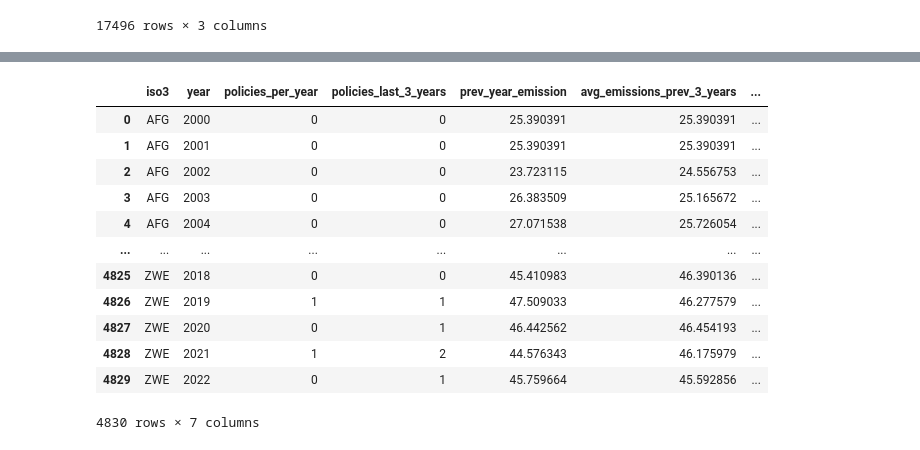
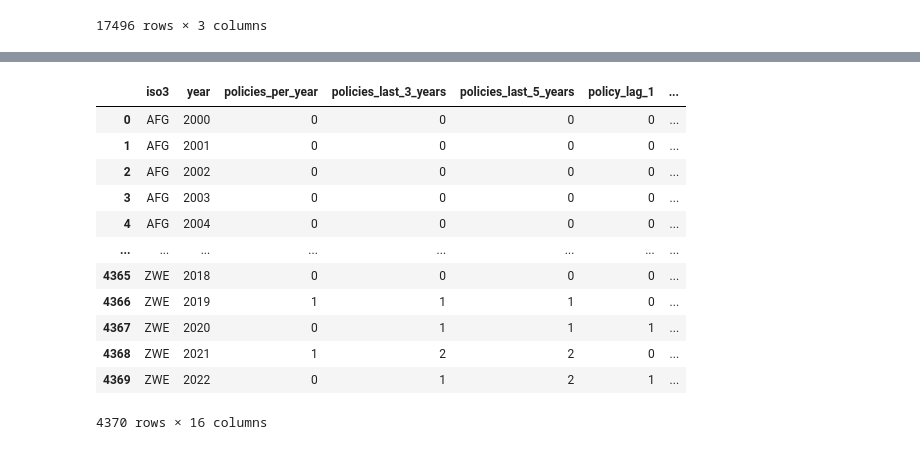
Before and after one commit to jroblar/ndc_evaluation, a Jupyter notebook: data_processing_scripts/policy_feature_engineering.ipynb, the cells around one changed output, grey strips where cells are left out. Drawn from its saved outputs; the diff is of its cells as text; code cells hidden in the pictures.

```diff
--- a/data_processing_scripts/policy_feature_engineering.ipynb
+++ b/data_processing_scripts/policy_feature_engineering.ipynb
@@ -171,10 +197,4 @@ def get_avg_emissions_in_previous_years(df, n):
         lambda x: x.shift(1).rolling(window=n, min_periods=1).mean()
     )
 
-
-    # For rows where avg_emissions_prev_n_years is NaN (i.e., the earliest year for each country),
-    # fill with the current year's emission value.
-    mask = df_sorted[new_col_name].isna()
-    df_sorted.loc[mask, new_col_name] = df_sorted.loc[mask, 'Total Emissions']
-
     return df_sorted
@@ -251,0 +323,12 @@ policies_in_the_last_years.head()
+# %%
+policies_in_the_last_years = get_number_of_policies_in_the_last_years(df_template, 3)
+policies_in_the_last_years = get_number_of_policies_in_the_last_years(policies_in_the_last_years, 5)
+
+policies_in_the_last_years = get_policy_lag(policies_in_the_last_years, 1)
+policies_in_the_last_years = get_policy_lag(policies_in_the_last_years, 2)
+policies_in_the_last_years = get_policy_lag(policies_in_the_last_years, 3)
+policies_in_the_last_years = get_policy_lag(policies_in_the_last_years, 4)
+policies_in_the_last_years = get_policy_lag(policies_in_the_last_years, 5)
+policies_in_the_last_years = get_policy_lag(policies_in_the_last_years, 6)
+
+policies_in_the_last_years
@@ -262,4 +359,5 @@ prev_year_emissions_df.head()
 # %%
 avg_emissions_prev_years_df = get_avg_emissions_in_previous_years(prev_year_emissions_df, 3)
+avg_emissions_prev_years_df = get_avg_emissions_in_previous_years(avg_emissions_prev_years_df, 5)
 avg_emissions_prev_years_df.head()
 # %% [output]
@@ -281,9 +379,9 @@ avg_emissions_prev_years_df[avg_emissions_prev_years_df['Code'] == 'MEX'].head()
 # %%
 # Merge all the DataFrames
-df_final = pd.merge(policies_in_the_last_years, avg_emissions_prev_years_df, left_on=['iso3', 'year'], right_on=['Code', 'Year'], how='inner')
+df_final_total_emissions = pd.merge(policies_in_the_last_years, avg_emissions_prev_years_df, left_on=['iso3', 'year'], right_on=['Code', 'Year'], how='inner')
 
 # Drop Code and Year col
-df_final = df_final.drop(columns=['Code', 'Year'])
+df_final_total_emissions = df_final_total_emissions.drop(columns=['Code', 'Year'])
 
-df_final
+df_final_total_emissions
 # %% [output]
@@ -303,25 +401,30 @@ df_final
 # %%
 # Make all cols lowercase
-df_final.columns = df_final.columns.str.lower()
+df_final_total_emissions.columns = df_final_total_emissions.columns.str.lower()
 
 # Rename Total emissions to total_emissions and locate it at the end
-df_final = df_final.rename(columns={'total emissions': 'total_emissions'})
-cols = df_final.columns.tolist()
+df_final_total_emissions = df_final_total_emissions.rename(columns={'total emissions': 'total_emissions'})
+
+# # Calculate emissions change
+# df_final_total_emissions['emissions_change'] = df_final_total_emissions['total_emissions'] - df_final_total_emissions['prev_year_emission']
+
+# Reorder columns
+cols = df_final_total_emissions.columns.tolist()
 cols.remove('total_emissions')
 cols.append('total_emissions')
-df_final = df_final[cols]
-df_final
+df_final_total_emissions = df_final_total_emissions[cols]
+df_final_total_emissions
 # %% [output]
-|  | iso3 | year | policies_per_year | policies_last_3_years | prev_year_emission | avg_emissions_prev_3_years | ... |
-| 0 | AFG | 2000 | 0 | 0 | 25.390391 | 25.390391 | ... |
-| 1 | AFG | 2001 | 0 | 0 | 25.390391 | 25.390391 | ... |
-| 2 | AFG | 2002 | 0 | 0 | 23.723115 | 24.556753 | ... |
-| 3 | AFG | 2003 | 0 | 0 | 26.383509 | 25.165672 | ... |
-| 4 | AFG | 2004 | 0 | 0 | 27.071538 | 25.726054 | ... |
+|  | iso3 | year | policies_per_year | policies_last_3_years | policies_last_5_years | policy_lag_1 | ... |
+| 0 | AFG | 2000 | 0 | 0 | 0 | 0 | ... |
+| 1 | AFG | 2001 | 0 | 0 | 0 | 0 | ... |
+| 2 | AFG | 2002 | 0 | 0 | 0 | 0 | ... |
+| 3 | AFG | 2003 | 0 | 0 | 0 | 0 | ... |
+| 4 | AFG | 2004 | 0 | 0 | 0 | 0 | ... |
 | ... | ... | ... | ... | ... | ... | ... | ... |
-| 4825 | ZWE | 2018 | 0 | 0 | 45.410983 | 46.390136 | ... |
-| 4826 | ZWE | 2019 | 1 | 1 | 47.509033 | 46.277579 | ... |
-| 4827 | ZWE | 2020 | 0 | 1 | 46.442562 | 46.454193 | ... |
-| 4828 | ZWE | 2021 | 1 | 2 | 44.576343 | 46.175979 | ... |
-| 4829 | ZWE | 2022 | 0 | 1 | 45.759664 | 45.592856 | ... |
+| 4365 | ZWE | 2018 | 0 | 0 | 0 | 0 | ... |
+| 4366 | ZWE | 2019 | 1 | 1 | 1 | 0 | ... |
+| 4367 | ZWE | 2020 | 0 | 1 | 1 | 1 | ... |
+| 4368 | ZWE | 2021 | 1 | 2 | 2 | 0 | ... |
+| 4369 | ZWE | 2022 | 0 | 1 | 2 | 1 | ... |
-4830 rows × 7 columns
+4370 rows × 16 columns
```
Also changed, not shown: parts of 20 cells of this notebook.
